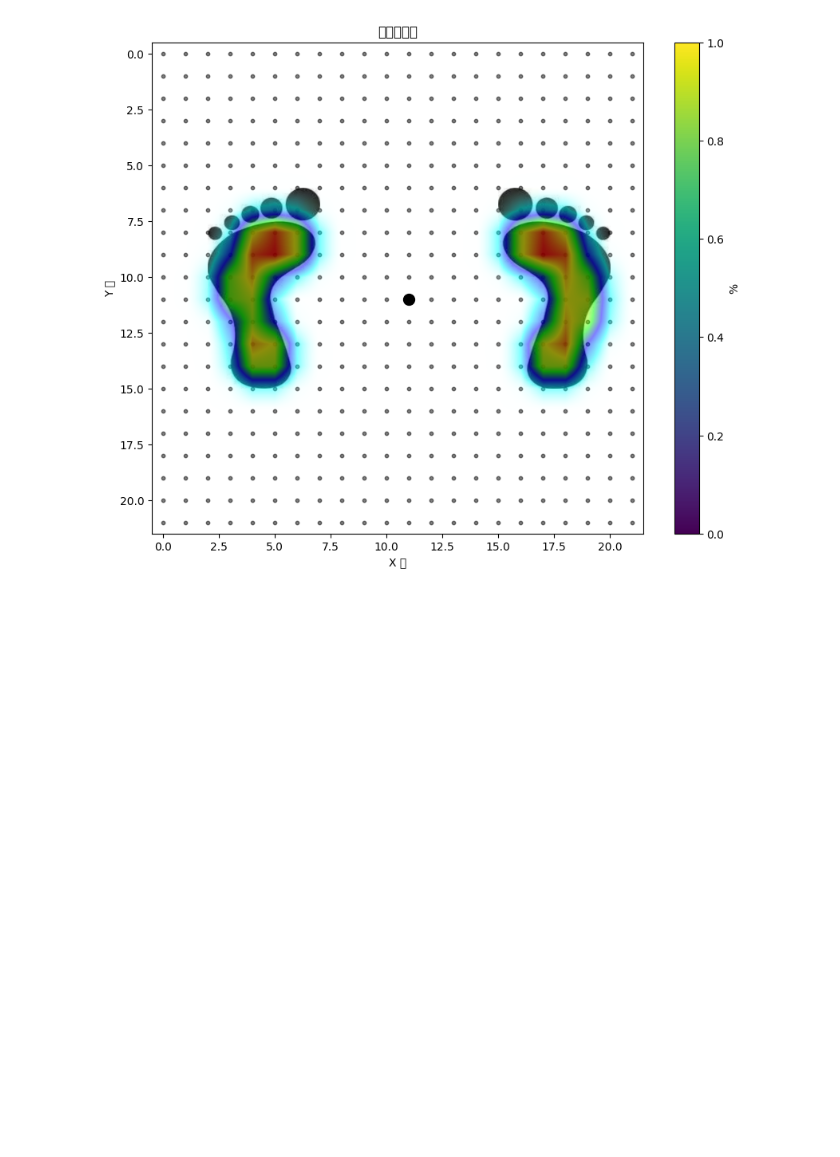
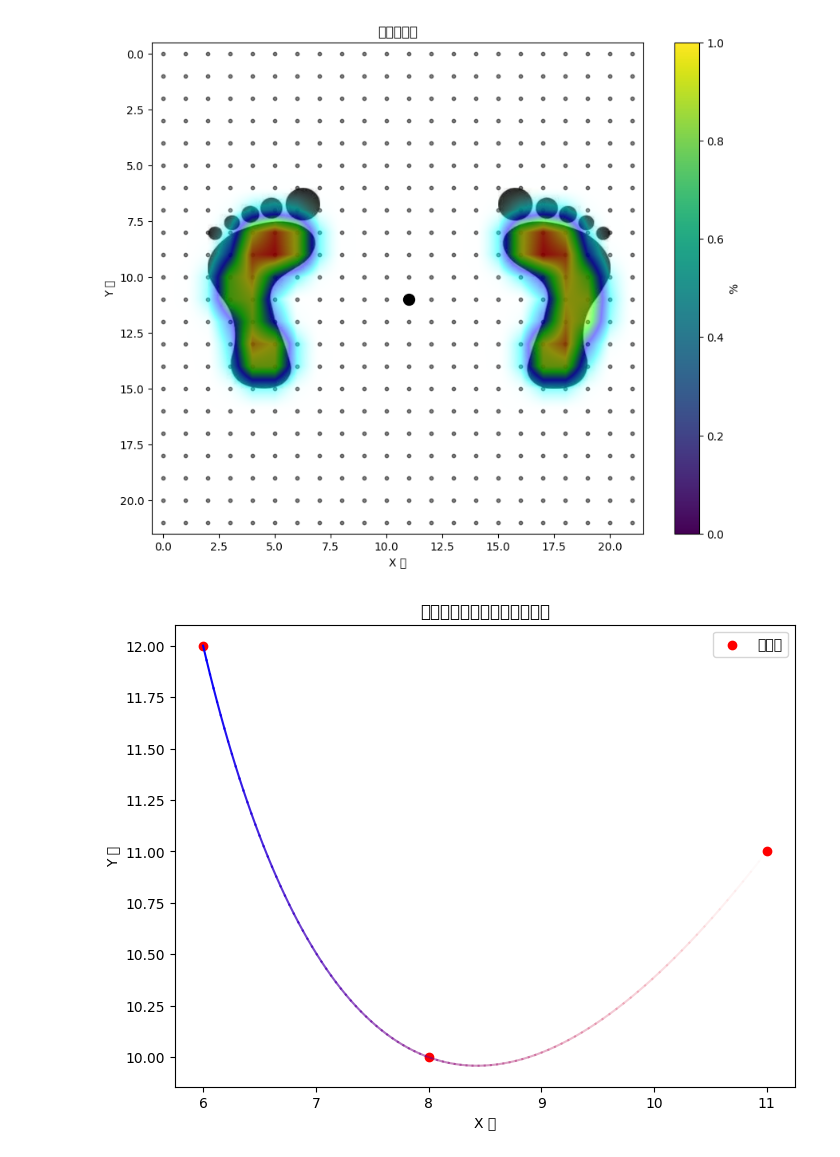
Before and after one commit to zonglushu/insole, a Jupyter notebook: model.ipynb, the cells around one changed output. Saved outputs shown, nothing was run; the diff lists cells and outputs as text; code cells hidden in the pictures; blank space fills up the shorter version.

```diff
--- a/model.ipynb
+++ b/model.ipynb
@@ -465,6 +465,41 @@ plt.show()
 # %% [output]
 (11, 8)
 [figure]
+# %%
+import numpy as np
+from scipy.interpolate import CubicSpline
+import matplotlib.pyplot as plt
+
+# 定义数据点（时间和对应的重心位置）
+time_points = np.array([0, 0.5, 1])
+positions = np.array([[11, 11], [8, 10], [6, 12]])
+
+# 创建样条插值模型
+cs = CubicSpline(time_points, positions)
+
+# 在0到1之间生成插值点
+t_values = np.linspace(0, 1, 100)
+interpolated_data = cs(t_values)
+
+# 绘制轨迹和彗星拖尾效果
+plt.figure(figsize=(8, 6))
+for i in range(1, len(interpolated_data)):
+    alpha = i / len(interpolated_data)  # 透明度
+    plt.plot(
+        interpolated_data[i - 1 : i + 1, 0],
+        interpolated_data[i - 1 : i + 1, 1],
+        color=(1 - alpha, 0, alpha),
+        alpha=alpha,
+    )  # 颜色从红到蓝
+
+plt.scatter(positions[:, 0], positions[:, 1], color="red", label="控制点")
+plt.legend()
+plt.xlabel("X 轴")
+plt.ylabel("Y 轴")
+plt.title("样条插值轨迹与彗星拖尾效果")
+plt.show()
+# %% [output]
+[figure, added]
 # %%
 import numpy as np
 import matplotlib.pyplot as plt
```
Also changed, not shown: parts of 3 cells of this notebook, 2 other files.
